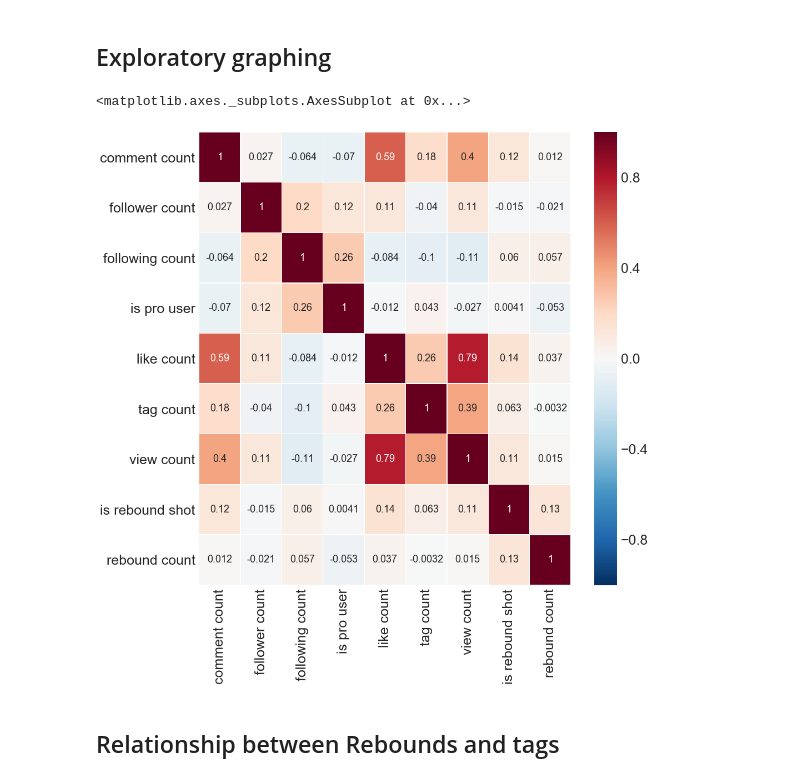
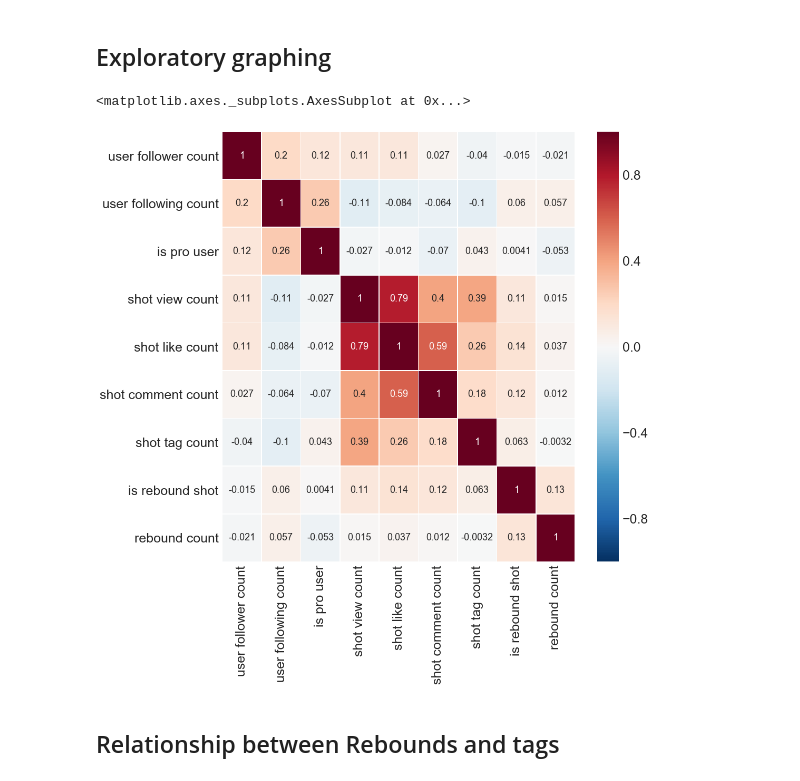
Before and after one commit to kapil1garg/sccs-dribble-parser, a Jupyter notebook: dribbble-scraping-kapil.ipynb, the cells around one changed output. Cells and saved outputs as stored; diff of their text form; code cells hidden in the pictures.

```diff
--- a/dribbble-scraping-kapil.ipynb
+++ b/dribbble-scraping-kapil.ipynb
@@ -117,21 +106,22 @@ Total number of Rebounds: 3616
 # create data frame for shots to simplify plotting
 shot_data_df = pd.DataFrame(shot_data)
 del shot_data_df['tags']
-col_ordering = ['comment_count', 'follower_count', 'following_count', 'is_pro', \
-                'likes', 'tag_count', 'views', 'is_rebound',  'rebounds']
+col_ordering = ['follower_count', 'following_count', 'is_pro', \
+                'views', 'likes', 'comment_count', 'tag_count',  'is_rebound',  'rebounds']
 shot_data_df = shot_data_df[col_ordering]
 # %%
 shot_corr = shot_data_df.corr()
-shot_corr_tick_labels = ['comment count', 'follower count', 'following count', 'is pro user', \
-                         'like count', 'tag count', 'view count', 'is rebound shot', 'rebound count']
+shot_corr_tick_labels = ['user follower count', 'user following count', 'is pro user', \
+                         'shot view count', 'shot like count', 'shot comment count', 'shot tag count', \
+                         'is rebound shot', 'rebound count']
 
 fig, ax = plt.subplots(figsize=(15, 15))
 sns.set(font_scale=2.5)
 sns.heatmap(shot_corr, xticklabels=shot_corr_tick_labels, yticklabels=shot_corr_tick_labels, \
             linewidths=.5, ax=ax, annot=True, annot_kws={'size': 18})
 # %% [output]
 <matplotlib.axes._subplots.AxesSubplot at 0x...>
-[figure, old version]
+[figure, new version]
 # %% [markdown]
 ## Relationship between Rebounds and tags
 # %%
```
Also changed, not shown: parts of 3 cells of this notebook.
